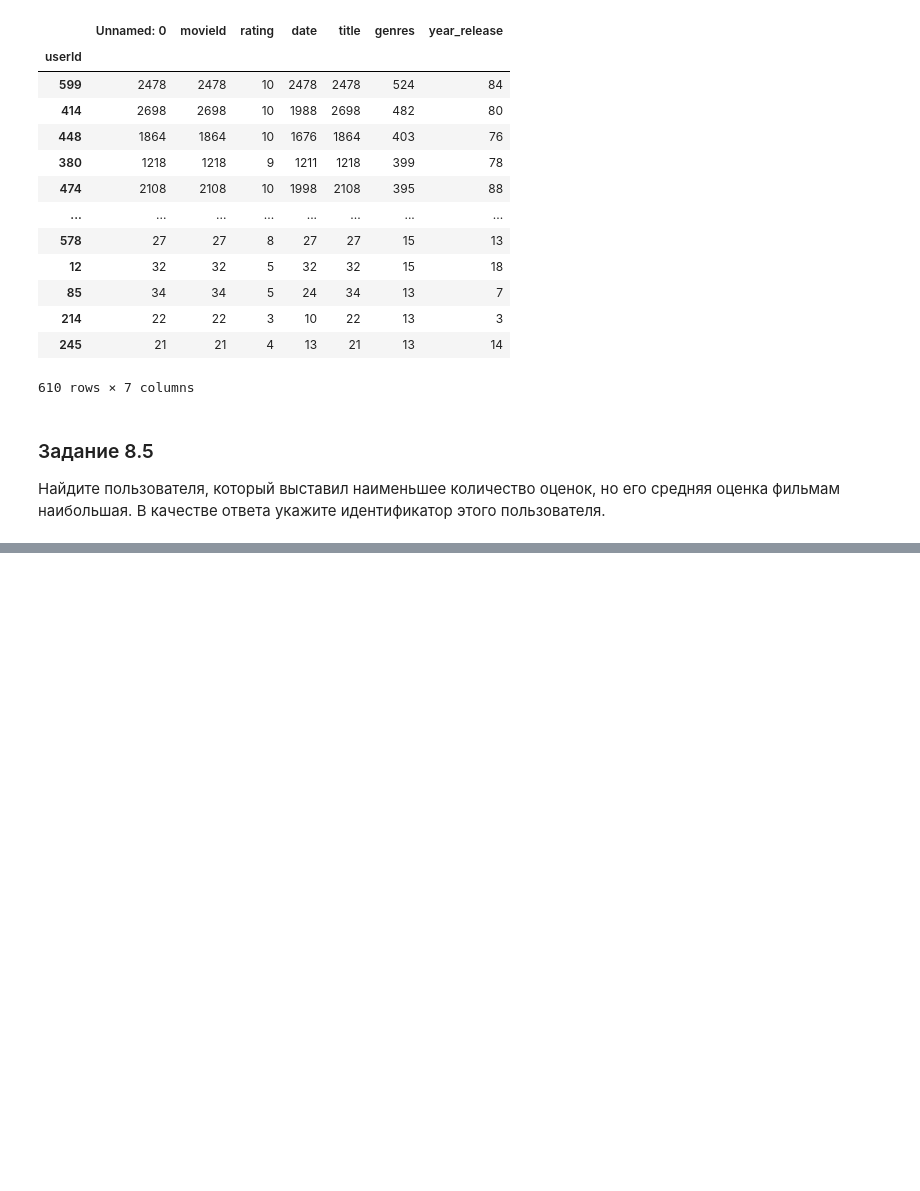
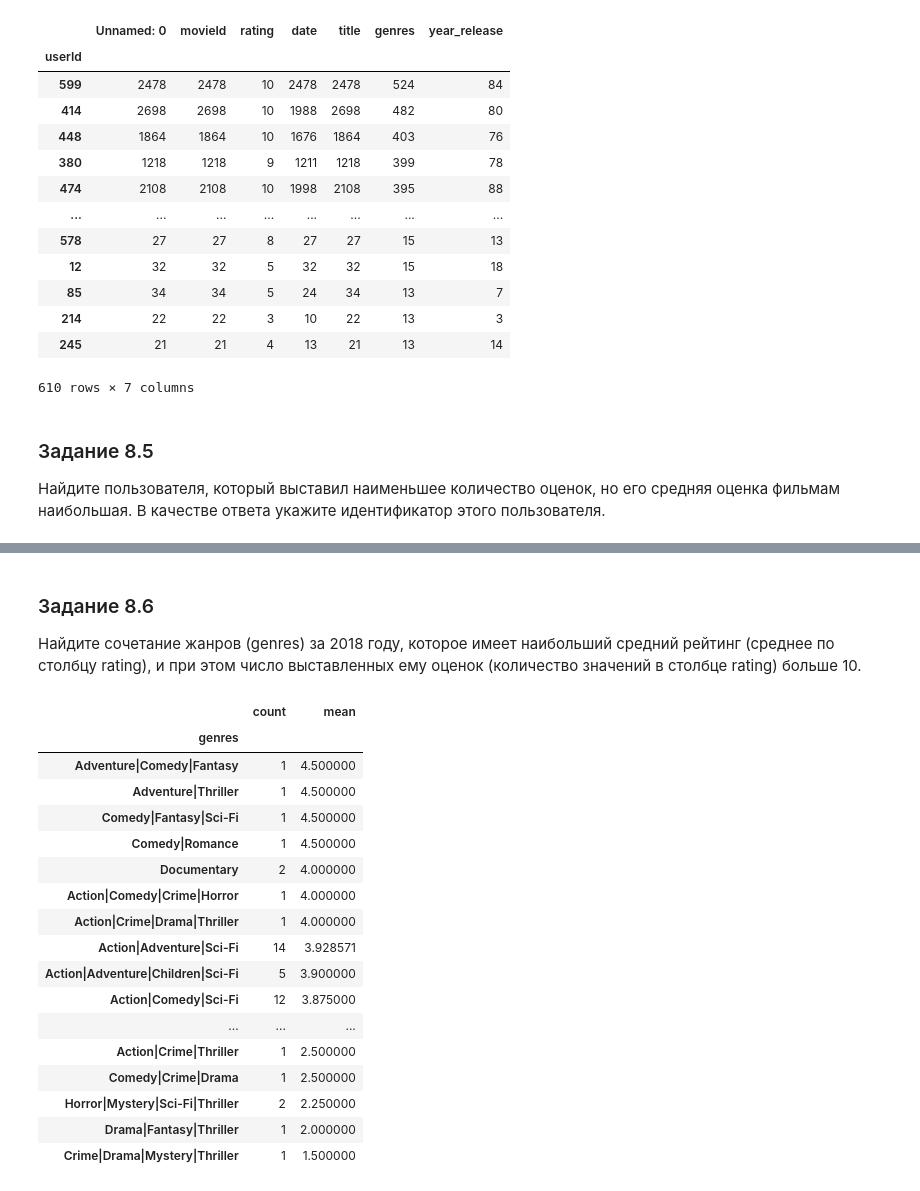
Before and after one commit to Alexx-Yu/python_classes, a Jupyter notebook: Module 12 - Pandas #3/Theory.ipynb, the cells around one changed output, grey strips where cells are left out. Saved outputs shown, nothing was run; the diff lists cells and outputs as text; code cells hidden in the pictures; blank space fills up the shorter version.

```diff
--- a/Module 12 - Pandas #3/Theory.ipynb
+++ b/Module 12 - Pandas #3/Theory.ipynb
@@ -1054,0 +1072,24 @@ ratings_movies.groupby(by='userId').nunique().sort_values(by='genres', ascending
+# %% [markdown]
+###  Задание 8.6
+Найдите сочетание жанров (genres) за 2018 году, которое имеет наибольший средний рейтинг (среднее по столбцу rating), и при этом число выставленных ему оценок (количество значений в столбце rating) больше 10.
+# %%
+ratings_movies[ratings_movies['year_release'] == 2018].groupby(by='genres')['rating'].agg(['count','mean']).sort_values(by=['mean','count'], ascending=[False, False])
+# %% [output]
+|  | count | mean |
+| genres |  |  |
+| Adventure|Comedy|Fantasy | 1 | 4.500000 |
+| Adventure|Thriller | 1 | 4.500000 |
+| Comedy|Fantasy|Sci-Fi | 1 | 4.500000 |
+| Comedy|Romance | 1 | 4.500000 |
+| Documentary | 2 | 4.000000 |
+| Action|Comedy|Crime|Horror | 1 | 4.000000 |
+| Action|Crime|Drama|Thriller | 1 | 4.000000 |
+| Action|Adventure|Sci-Fi | 14 | 3.928571 |
+| Action|Adventure|Children|Sci-Fi | 5 | 3.900000 |
+| Action|Comedy|Sci-Fi | 12 | 3.875000 |
+| ... | ... | ... |
+| Action|Crime|Thriller | 1 | 2.500000 |
+| Comedy|Crime|Drama | 1 | 2.500000 |
+| Horror|Mystery|Sci-Fi|Thriller | 2 | 2.250000 |
+| Drama|Fantasy|Thriller | 1 | 2.000000 |
+| Crime|Drama|Mystery|Thriller | 1 | 1.500000 |
```
Also changed, not shown: parts of 3 cells of this notebook, 3 other files.
